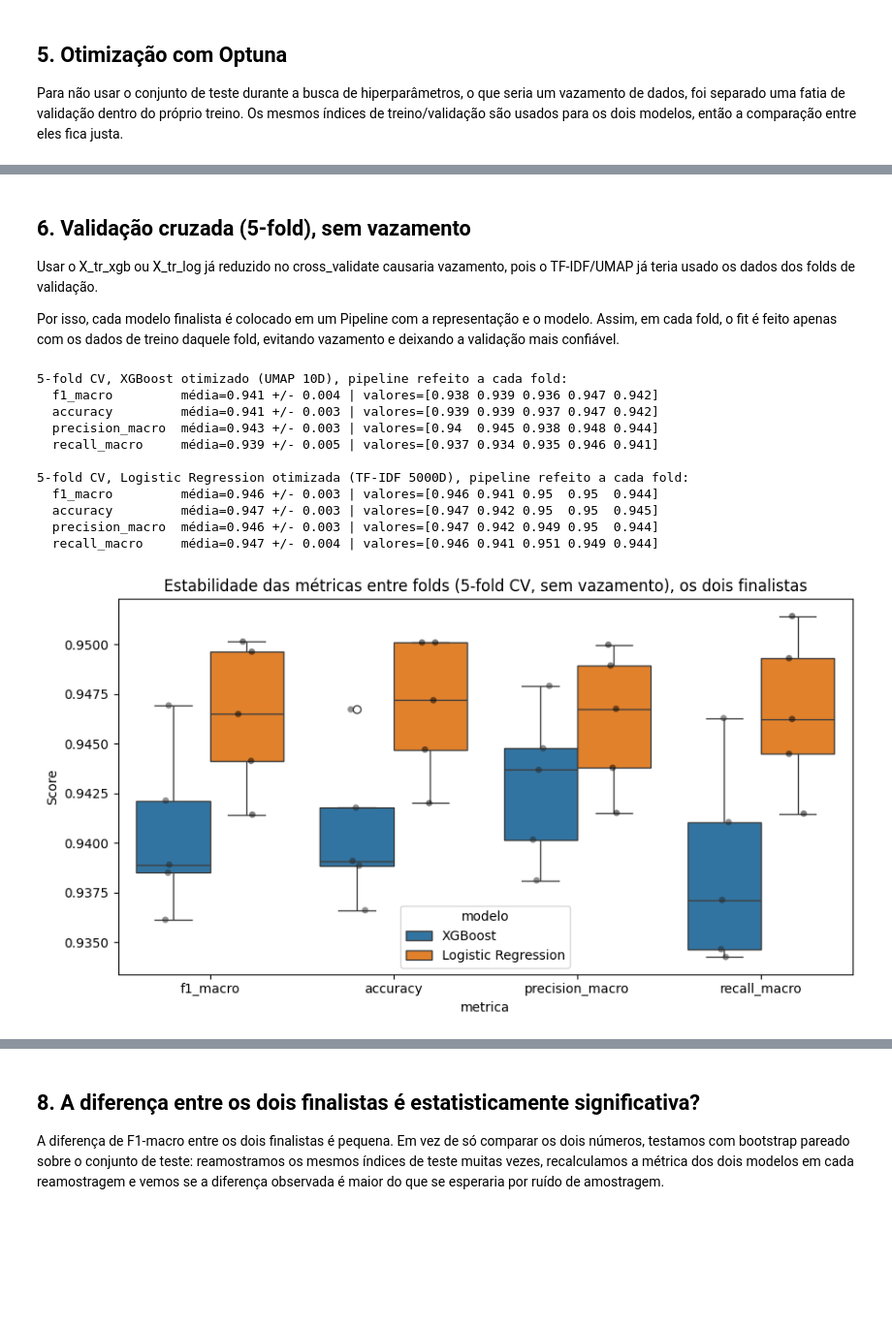
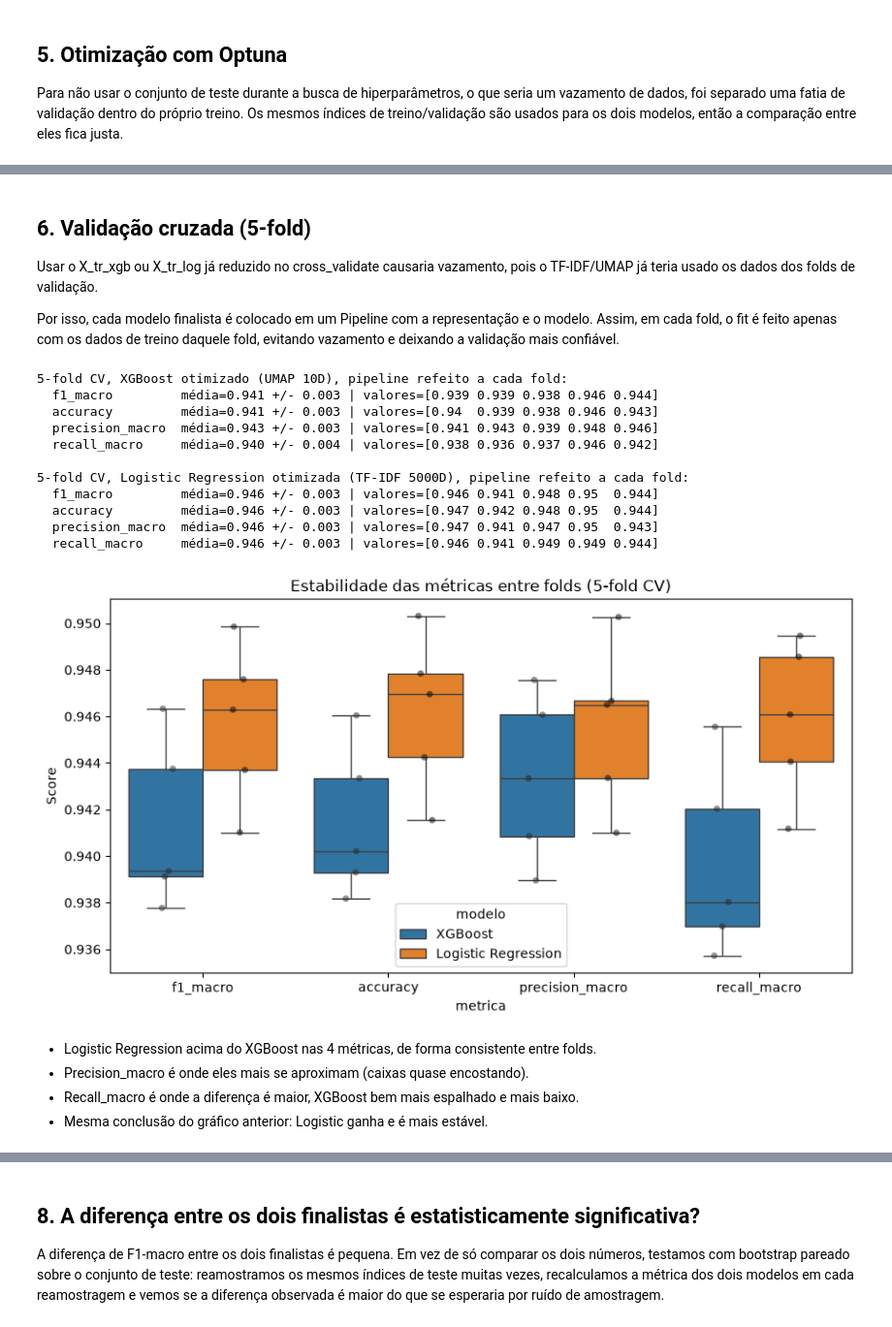
Before and after one commit to maricmello/squad-data-science, a Jupyter notebook: Case 2/03_modelagem_avaliacao.ipynb, the cells around one changed output, grey strips where cells are left out. Shown at 97% size. Cells and saved outputs as stored; diff of their text form; code cells hidden in the pictures; blank space fills up the shorter version.

```diff
--- a/Case 2/03_modelagem_avaliacao.ipynb
+++ b/Case 2/03_modelagem_avaliacao.ipynb
@@ -239,7 +222,7 @@ print(f"[Logistic] Melhores hiperparâmetros: {study_log.best_params}")
 [Logistic] Melhor F1-macro (validação): 0.953
 [Logistic] Melhores hiperparâmetros: {'C': 4.549349882568909, 'class_weight': 'balanced'}
 # %% [markdown]
-## 6. Validação cruzada (5-fold), sem vazamento
+## 6. Validação cruzada (5-fold)
 
 Usar o X_tr_xgb ou X_tr_log já reduzido no cross_validate causaria vazamento, pois o TF-IDF/UMAP já teria usado os dados dos folds de validação.
 
@@ -255,7 +238,7 @@ pipeline_log = Pipeline([
 ])
 scores_cv_log = cross_validate(pipeline_log, texto_train, y_train, cv=skf, scoring=scoring)
 
-# --- Pipeline do finalista XGBoost + UMAP: refit do UMAP a cada fold ---
+
 embeddings_completos = np.load('data/raw/embeddings_texto.npy')
 from preprocessing import carregar_embeddings_alinhados
 embeddings_alinhados = carregar_embeddings_alinhados('data/raw/embeddings_texto.npy', df)
@@ -268,42 +251,47 @@ pipeline_xgb = Pipeline([
 scores_cv_xgb = cross_validate(pipeline_xgb, emb_train_bruto, y_train, cv=skf, scoring=scoring)
 
 print(f"5-fold CV, XGBoost otimizado ({xgb_reducao} {xgb_dim}D), pipeline refeito a cada fold:")
 for metrica in scoring:
     vals = scores_cv_xgb[f'test_{metrica}']
     print(f"  {metrica:16s} média={vals.mean():.3f} +/- {vals.std():.3f} | valores={np.round(vals, 3)}")
 
 print(f"\n5-fold CV, Logistic Regression otimizada ({log_reducao} {log_dim}D), pipeline refeito a cada fold:")
 for metrica in scoring:
     vals = scores_cv_log[f'test_{metrica}']
     print(f"  {metrica:16s} média={vals.mean():.3f} +/- {vals.std():.3f} | valores={np.round(vals, 3)}")
 
 dados_cv_xgb = pd.DataFrame({m: scores_cv_xgb[f'test_{m}'] for m in scoring})
 dados_cv_xgb['modelo'] = 'XGBoost'
 dados_cv_log = pd.DataFrame({m: scores_cv_log[f'test_{m}'] for m in scoring})
 dados_cv_log['modelo'] = 'Logistic Regression'
 dados_cv = pd.concat([dados_cv_xgb, dados_cv_log], ignore_index=True)
 dados_cv_long = dados_cv.melt(id_vars='modelo', var_name='metrica', value_name='score')
 
 plt.figure(figsize=(9, 5))
 sns.boxplot(data=dados_cv_long, x='metrica', y='score', hue='modelo')
 sns.stripplot(data=dados_cv_long, x='metrica', y='score', hue='modelo', dodge=True, color='black', alpha=0.5, legend=False)
-plt.title('Estabilidade das métricas entre folds (5-fold CV, sem vazamento), os dois finalistas')
+plt.title('Estabilidade das métricas entre folds (5-fold CV)')
 plt.ylabel('Score')
 plt.tight_layout()
 plt.savefig('figs/03_cv_estabilidade.png', dpi=100)
 plt.show()
 # %% [output]
 5-fold CV, XGBoost otimizado (UMAP 10D), pipeline refeito a cada fold:
-  f1_macro         média=0.941 +/- 0.004 | valores=[0.938 0.939 0.936 0.947 0.942]
-  accuracy         média=0.941 +/- 0.003 | valores=[0.939 0.939 0.937 0.947 0.942]
-  precision_macro  média=0.943 +/- 0.003 | valores=[0.94  0.945 0.938 0.948 0.944]
-  recall_macro     média=0.939 +/- 0.005 | valores=[0.937 0.934 0.935 0.946 0.941]
+  f1_macro         média=0.941 +/- 0.003 | valores=[0.939 0.939 0.938 0.946 0.944]
+  accuracy         média=0.941 +/- 0.003 | valores=[0.94  0.939 0.938 0.946 0.943]
+  precision_macro  média=0.943 +/- 0.003 | valores=[0.941 0.943 0.939 0.948 0.946]
+  recall_macro     média=0.940 +/- 0.004 | valores=[0.938 0.936 0.937 0.946 0.942]
 
 5-fold CV, Logistic Regression otimizada (TF-IDF 5000D), pipeline refeito a cada fold:
-  f1_macro         média=0.946 +/- 0.003 | valores=[0.946 0.941 0.95  0.95  0.944]
-  accuracy         média=0.947 +/- 0.003 | valores=[0.947 0.942 0.95  0.95  0.945]
-  precision_macro  média=0.946 +/- 0.003 | valores=[0.947 0.942 0.949 0.95  0.944]
-  recall_macro     média=0.947 +/- 0.004 | valores=[0.946 0.941 0.951 0.949 0.944]
+  f1_macro         média=0.946 +/- 0.003 | valores=[0.946 0.941 0.948 0.95  0.944]
+  accuracy         média=0.946 +/- 0.003 | valores=[0.947 0.942 0.948 0.95  0.944]
+  precision_macro  média=0.946 +/- 0.003 | valores=[0.947 0.941 0.947 0.95  0.943]
+  recall_macro     média=0.946 +/- 0.003 | valores=[0.946 0.941 0.949 0.949 0.944]
-[figure, old version]
+[figure, new version]
+# %% [markdown]
+- Logistic Regression acima do XGBoost nas 4 métricas, de forma consistente entre folds.
+- Precision_macro é onde eles mais se aproximam (caixas quase encostando).
+- Recall_macro é onde a diferença é maior, XGBoost bem mais espalhado e mais baixo.
+- Mesma conclusão do gráfico anterior: Logistic ganha e é mais estável.
 # %% [markdown]
 ## 7. Avaliação final no teste
```
Also changed, not shown: parts of 12 cells of this notebook, 19 other files.
